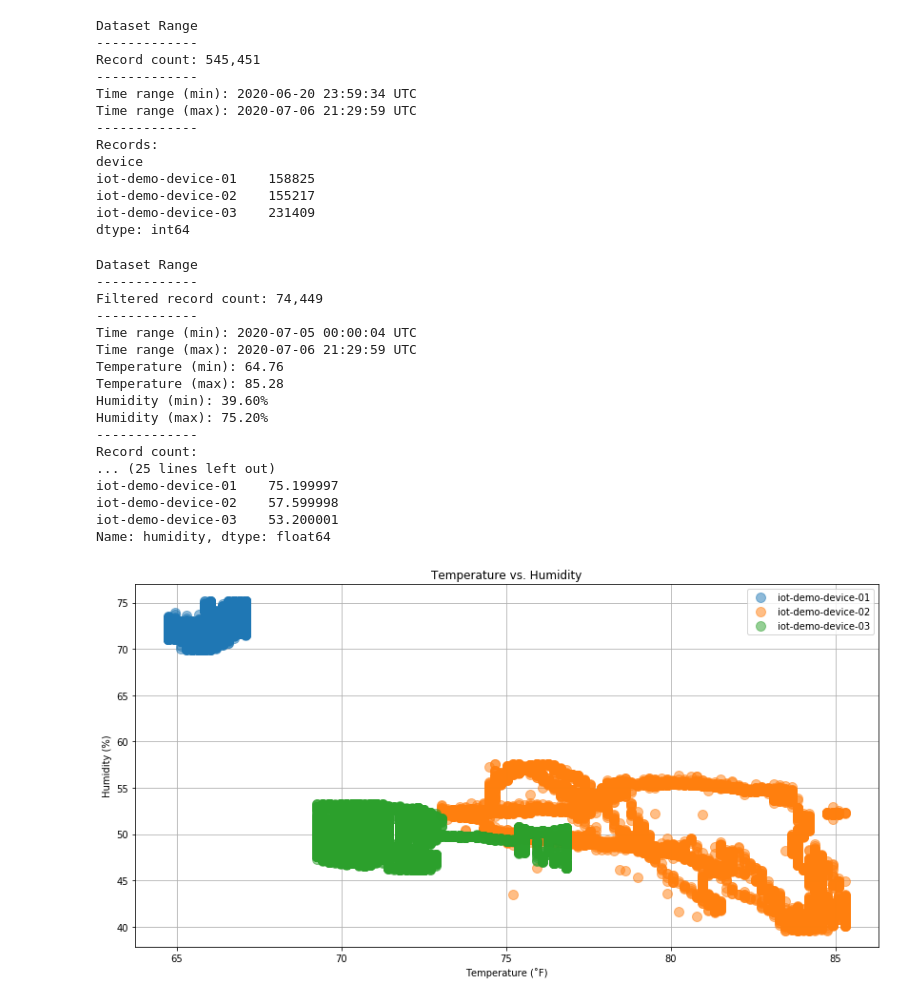
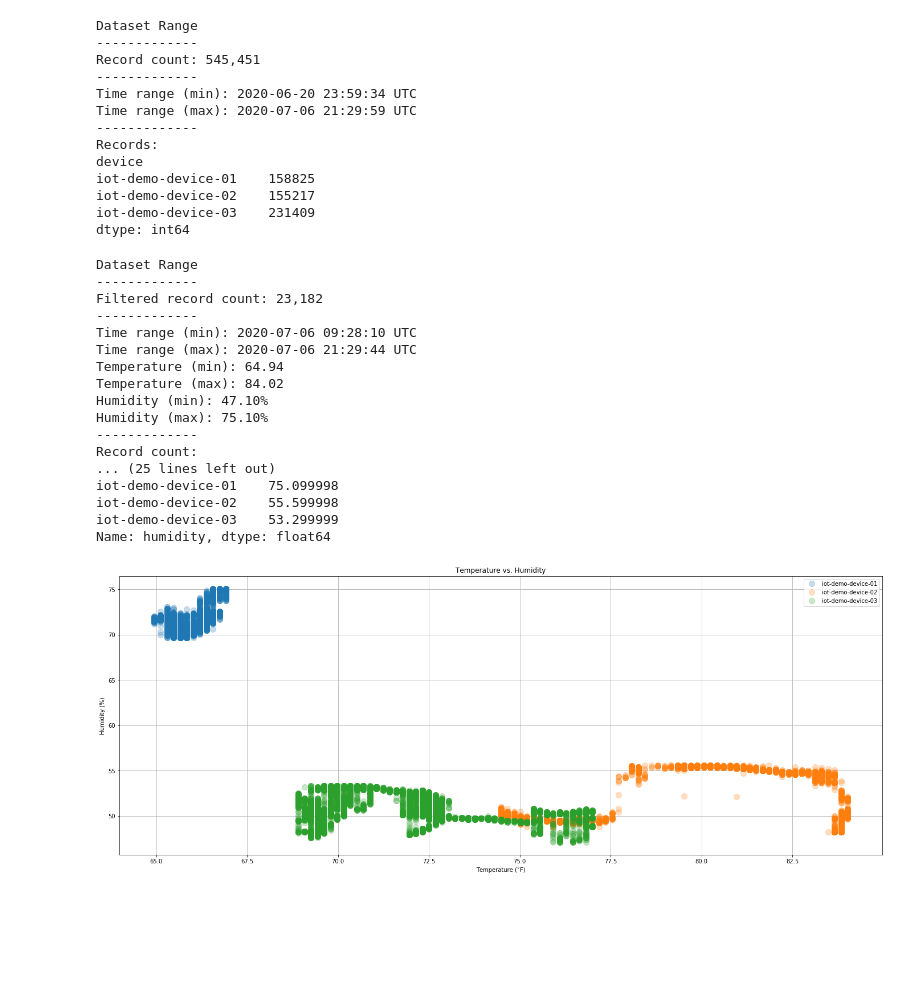
Before and after one commit to garystafford/real-time-iot-notebooks, a Jupyter notebook: Octank_IIoT_Demo_Pandas.ipynb, the cells around one changed output. Drawn from its saved outputs; the diff is of its cells as text; code cells hidden in the pictures; blank space fills up the shorter version.

Commit message:
Change chart size

```diff
--- a/Octank_IIoT_Demo_Pandas.ipynb
+++ b/Octank_IIoT_Demo_Pandas.ipynb
@@ -77,7 +77,8 @@ iot-demo-device-03    231409
 dtype: int64
 # %%
 # filter time range
-df_filtered = df.loc[df.index >= pd.Timestamp('today', tz="UTC").floor('D') + pd.Timedelta(-1, unit='D')]
+# df_filtered = df.loc[df.index >= pd.Timestamp('today', tz="UTC").floor('D') + pd.Timedelta(-1, unit='D')]
+df_filtered = df.tail(25000)
 # %%
 # filter temp/humidity outliers (>1% & <99%)
 df_filtered = df_filtered.loc[df_filtered["temp"] > df_filtered.groupby("device").temp.transform(lambda x: x.quantile(.01))]
@@ -107,40 +108,40 @@ print("Humidity (max):\n{}".format(groups["humidity"].max()))
 # %% [output]
 Dataset Range
 -------------
-Filtered record count: 74,449
+Filtered record count: 23,182
 -------------
-Time range (min): 2020-07-05 00:00:04 UTC
-Time range (max): 2020-07-06 21:29:59 UTC
-Temperature (min): 64.76
-Temperature (max): 85.28
-Humidity (min): 39.60%
-Humidity (max): 75.20%
+Time range (min): 2020-07-06 09:28:10 UTC
+Time range (max): 2020-07-06 21:29:44 UTC
+Temperature (min): 64.94
+Temperature (max): 84.02
+Humidity (min): 47.10%
+Humidity (max): 75.10%
 -------------
 Record count:
 ... (25 lines left out)
-iot-demo-device-01    75.199997
-iot-demo-device-02    57.599998
-iot-demo-device-03    53.200001
+iot-demo-device-01    75.099998
+iot-demo-device-02    55.599998
+iot-demo-device-03    53.299999
 Name: humidity, dtype: float64
 # %%
-_, ax = plt.subplots(1, 1, figsize=(14, 7))
+_, ax = plt.subplots(1, 1, figsize=(24, 9))
 for device, group in groups:
     ax.plot(group.temp,
             group.humidity,
             marker="o",
             linestyle="",
-            alpha=.5,
+            alpha=.25,
             ms=10,
             label=device)
 ax.grid()
 ax.margins(0.05)
 ax.legend()
 plt.title("Temperature vs. Humidity")
 plt.xlabel("Temperature (˚F)")
 plt.ylabel("Humidity (%)")
 plt.show()
 # %% [output]
-[figure, old version]
+[figure, new version]
 # %%
 register_matplotlib_converters()
 myFmt = DateFormatter("%Y-%m-%d %H:%M")
```
Also changed, not shown: parts of 2 cells of this notebook.
